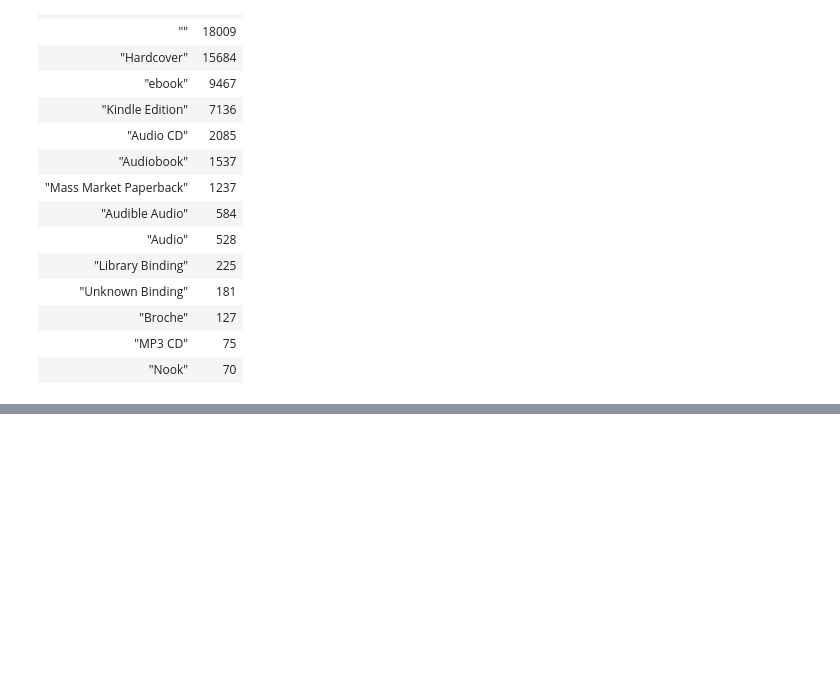
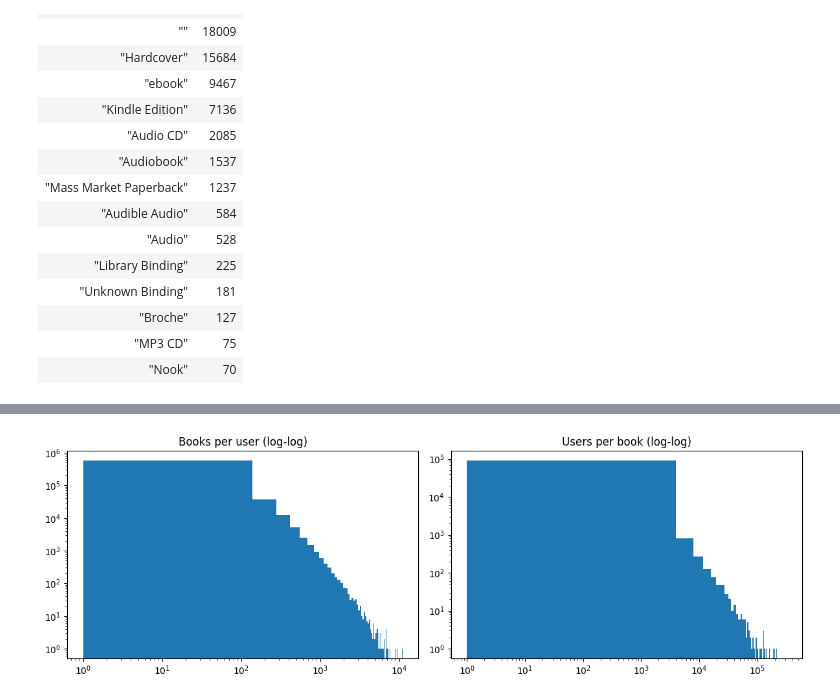
Before and after one commit to ruhanir-dot/GoodReads-YoungAdult-RecSys, a Jupyter notebook: data_exploration.ipynb, the cells around one changed output, grey strips where cells are left out. Drawn from its saved outputs; the diff is of its cells as text; code cells hidden in the pictures; blank space fills up the shorter version.

```diff
--- a/data_exploration.ipynb
+++ b/data_exploration.ipynb
@@ -216,0 +531,12 @@ shape: (15, 2)
+# %%
+user_activity = con.execute("""
+    SELECT COUNT(*) AS n_books_each_user
+    FROM ix
+    GROUP BY user_id
+""").pl()
+
+book_activity = con.execute("""
+    SELECT COUNT(*) AS n_users_each_book
+    FROM ix
+    GROUP BY book_id
+""").pl()
@@ -216,0 +595,11 @@ shape: (15, 2)
+# %%
+fig, axes = plt.subplots(1, 2, figsize=(12, 4))
+axes[0].hist(user_activity['n_books_each_user'].to_numpy(), bins=80, log=True)
+axes[0].set_xscale('log')
+axes[0].set_title('Books per user (log-log)')
+axes[1].hist(book_activity['n_users_each_book'].to_numpy(), bins=80, log=True)
+axes[1].set_xscale('log')
+axes[1].set_title('Users per book (log-log)')
+plt.tight_layout(); plt.show()
+# %% [output]
+[figure, added]
```
Also changed, not shown: parts of 31 cells of this notebook.
